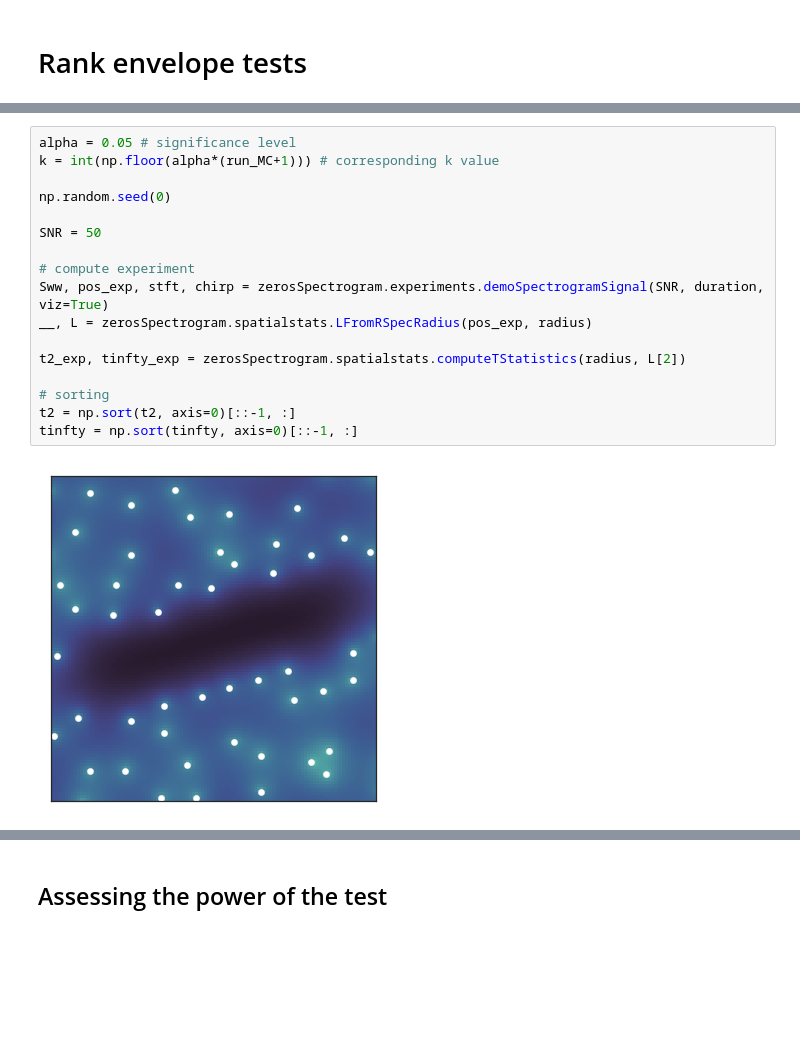
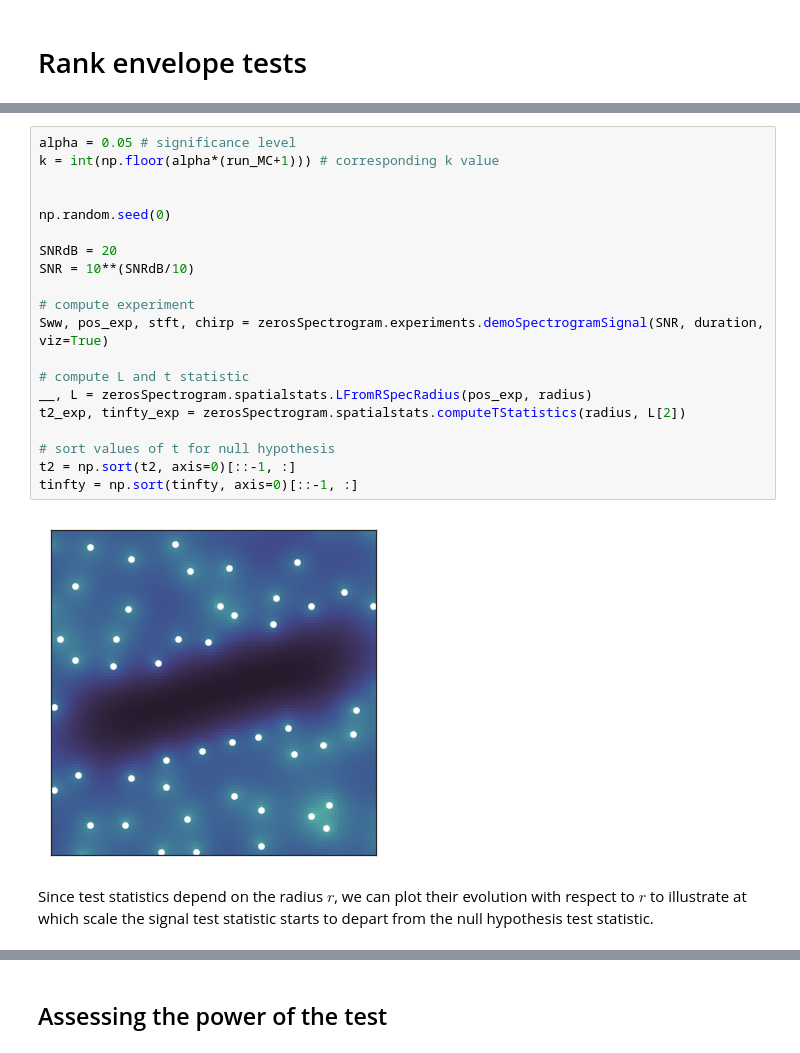
Before and after one commit to jflamant/2018-zeros-spectrogram-white-noise, a Jupyter notebook: notebooks/Rank envelope tests.ipynb, the cells around one changed output, grey strips where cells are left out. Saved outputs shown, nothing was run; the diff lists cells and outputs as text; blank space fills up the shorter version.

```diff
--- a/notebooks/Rank envelope tests.ipynb
+++ b/notebooks/Rank envelope tests.ipynb
@@ -42,22 +61,27 @@ for i in range(run_MC):
 # %%
 alpha = 0.05 # significance level
 k = int(np.floor(alpha*(run_MC+1))) # corresponding k value
 
+
 np.random.seed(0)
 
-SNR = 50
+SNRdB = 20
+SNR = 10**(SNRdB/10)
 
 # compute experiment
 Sww, pos_exp, stft, chirp = zerosSpectrogram.experiments.demoSpectrogramSignal(SNR, duration, viz=True)
+
+# compute L and t statistic
 __, L = zerosSpectrogram.spatialstats.LFromRSpecRadius(pos_exp, radius)
-
 t2_exp, tinfty_exp = zerosSpectrogram.spatialstats.computeTStatistics(radius, L[2])
 
-# sorting
+# sort values of t for null hypothesis
 t2 = np.sort(t2, axis=0)[::-1, :]
 tinfty = np.sort(tinfty, axis=0)[::-1, :]
 # %% [output]
-[figure, old version]
+[figure, new version]
+# %% [markdown]
+Since test statistics depend on the radius $r$, we can plot their evolution with respect to $r$ to illustrate at which scale the signal test statistic starts to depart from the null hypothesis test statistic.
 # %%
 zerosSpectrogram.utils.plotRankEnvRes(radius, k, t2, tinfty, t2_exp, tinfty_exp)
 # %% [output]
```
Also changed, not shown: parts of 13 cells of this notebook.
